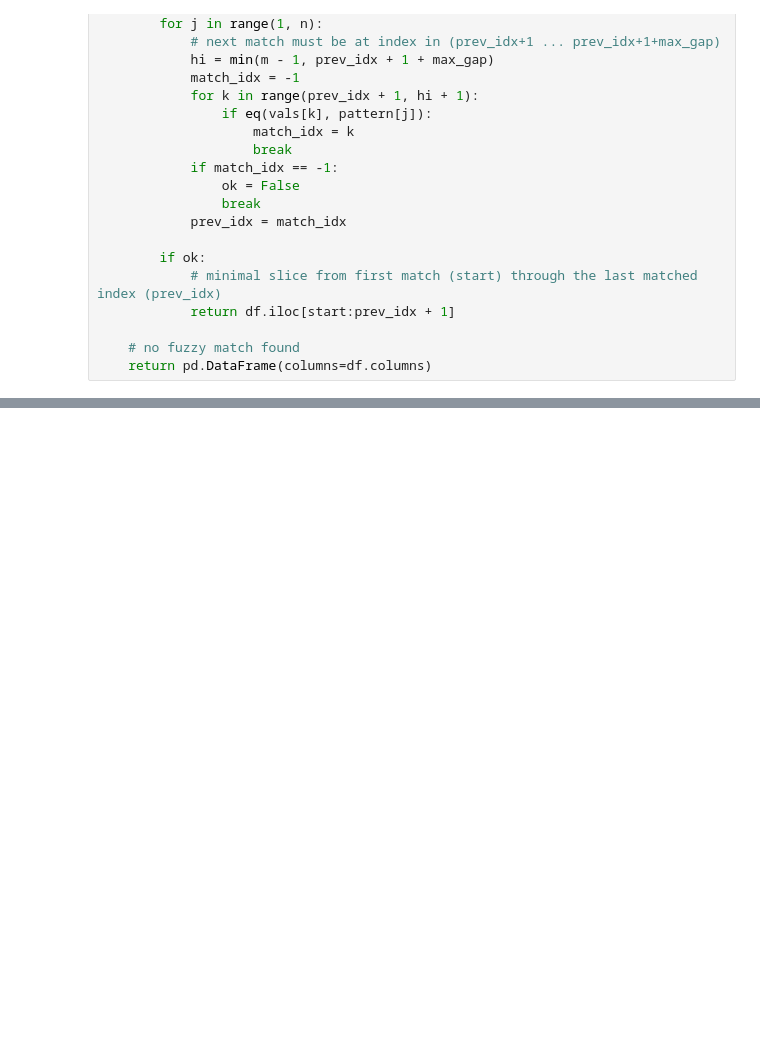
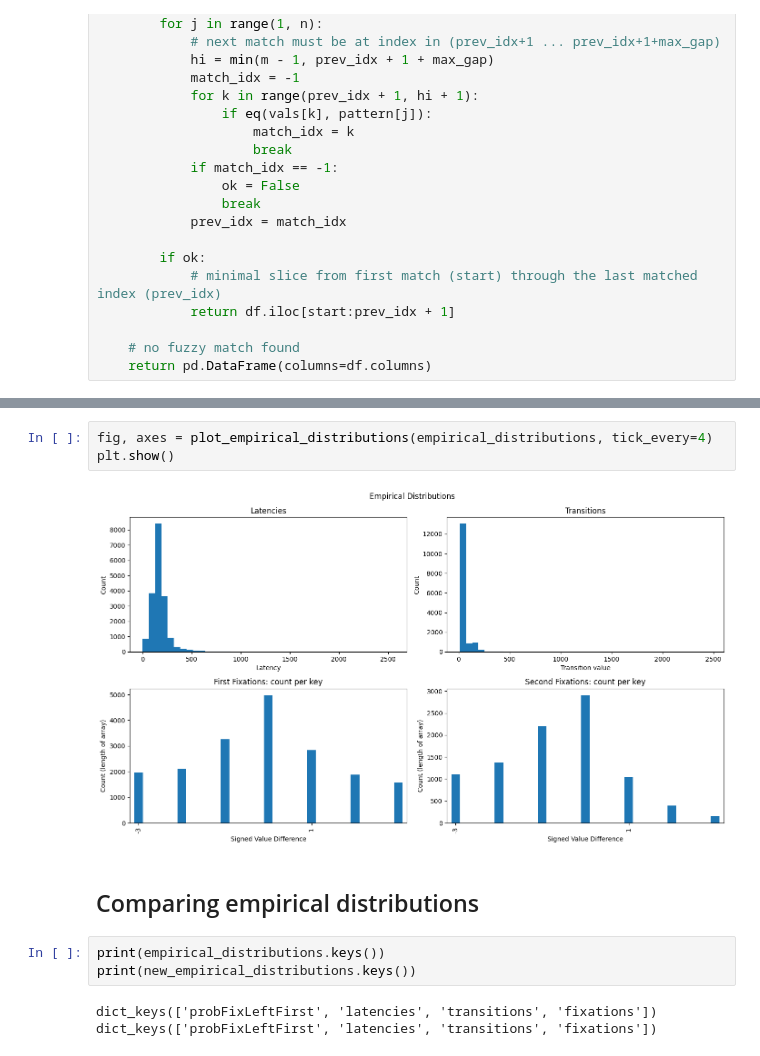
Before and after one commit to Hehesh/DDM, a Jupyter notebook: empirical_distributions_check.ipynb, the cells around one changed output, grey strips where cells are left out. Drawn from its saved outputs; the diff is of its cells as text; blank space fills up the shorter version.

```diff
--- a/empirical_distributions_check.ipynb
+++ b/empirical_distributions_check.ipynb
@@ -1053,0 +803,13 @@ print(empirical_distributions['transitions'][349:354])
+# %%
+fig, axes = plot_empirical_distributions(empirical_distributions, tick_every=4)
+plt.show()
+# %% [output]
+[figure, added]
+# %% [markdown]
+## Comparing empirical distributions
+# %%
+print(empirical_distributions.keys())
+print(new_empirical_distributions.keys())
+# %% [output]
+dict_keys(['probFixLeftFirst', 'latencies', 'transitions', 'fixations'])
+dict_keys(['probFixLeftFirst', 'latencies', 'transitions', 'fixations'])
```
Also changed, not shown: parts of 31 cells of this notebook.
